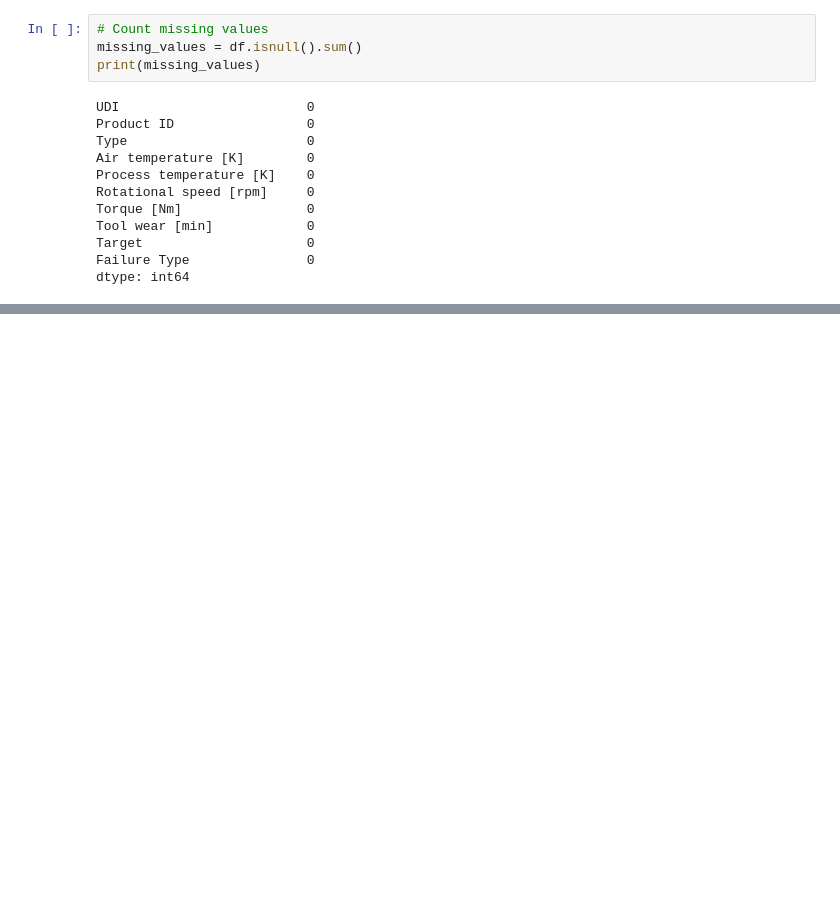
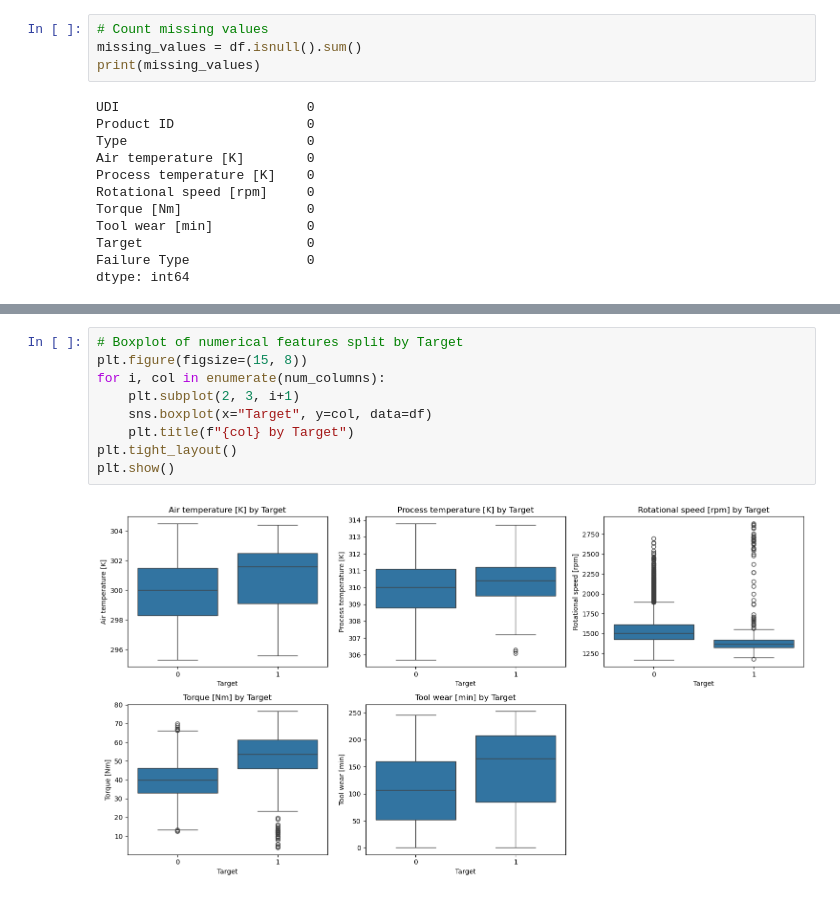
Before and after one commit to kealankuar/predictive-maintenance-ML, a Jupyter notebook: EDA.ipynb, the cells around one changed output, grey strips where cells are left out. Cells and saved outputs as stored; diff of their text form; blank space fills up the shorter version.

```diff
--- a/EDA.ipynb
+++ b/EDA.ipynb
@@ -104,0 +117,11 @@ plt.show()
+# %%
+# Boxplot of numerical features split by Target
+plt.figure(figsize=(15, 8))
+for i, col in enumerate(num_columns):
+    plt.subplot(2, 3, i+1)
+    sns.boxplot(x="Target", y=col, data=df)
+    plt.title(f"{col} by Target")
+plt.tight_layout()
+plt.show()
+# %% [output]
+[figure, added]
```
Also changed, not shown: parts of 4 cells of this notebook.
